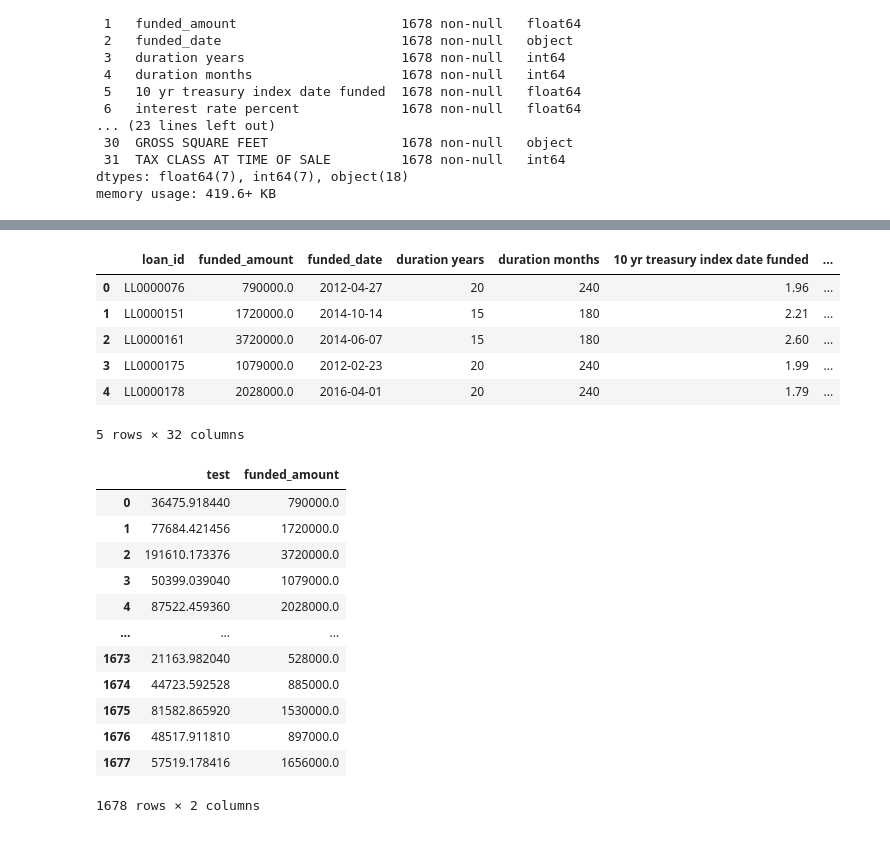
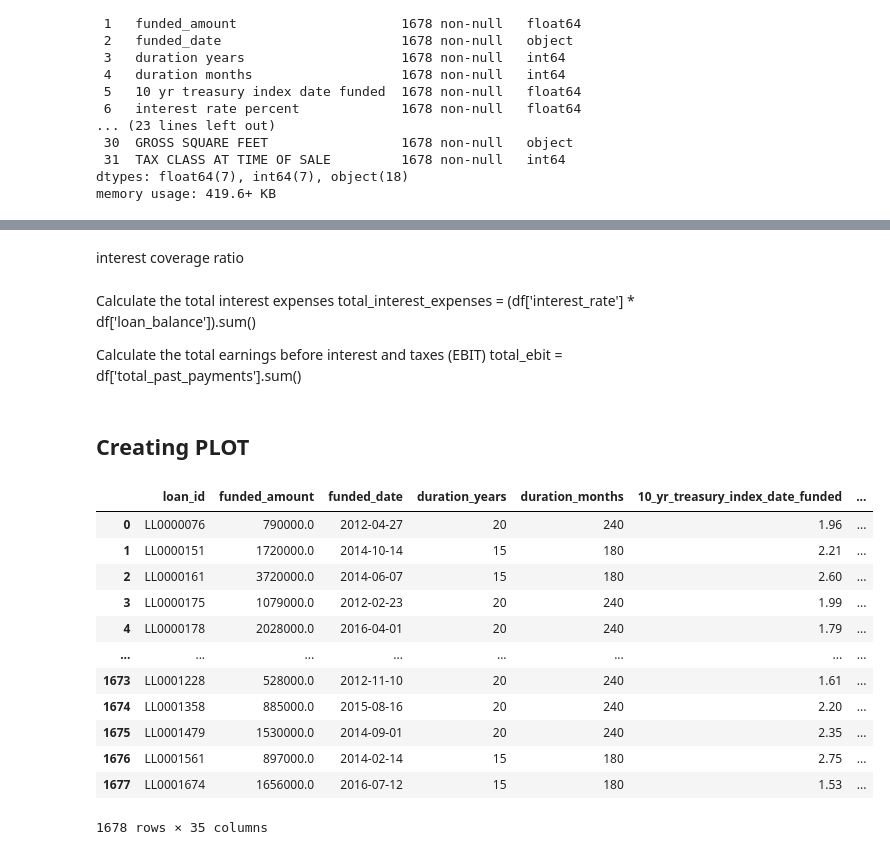
Before and after one commit to abilcode/mansek, a Jupyter notebook: test number 2.ipynb, the cells around one changed output, grey strips where cells are left out. Saved outputs shown, nothing was run; the diff lists cells and outputs as text; code cells hidden in the pictures.

Commit message:
finalization before docker

```diff
--- a/test number 2.ipynb
+++ b/test number 2.ipynb
@@ -31,0 +47,3 @@ memory usage: 419.6+ KB
+# %%
+# Rename columns to lowercase with underscores
+data = data.rename(columns=lambda x: x.lower().replace(' ', '_'))
@@ -31,0 +54,3 @@ memory usage: 419.6+ KB
+# %%
+data['interest_income'] = data['loan_balance'] * data['interest_rate']
+data['interest_income']
@@ -31,0 +87,4 @@ memory usage: 419.6+ KB
+# %%
+# Calculate the Loan-to-Value (LTV) ratio
+data['LTV_ratio'] = data['loan_balance'] / data['property_value']
+data['LTV_ratio']
@@ -31,0 +119,10 @@ memory usage: 419.6+ KB
+# %% [markdown]
+interest coverage ratio
+# %% [markdown]
+ Calculate the total interest expenses
+total_interest_expenses = (df['interest_rate'] * df['loan_balance']).sum()
+
+ Calculate the total earnings before interest and taxes (EBIT)
+total_ebit = df['total_past_payments'].sum()
+# %%
+data["interest_expenses"] = data['interest_rate'] * data['loan_balance']
@@ -32,10 +132,18 @@ memory usage: 419.6+ KB
+# %% [markdown]
+## Creating PLOT
 # %%
-data.head()
+data
 # %% [output]
-|  | loan_id | funded_amount | funded_date | duration years | duration months | 10 yr treasury index date funded | ... |
+|  | loan_id | funded_amount | funded_date | duration_years | duration_months | 10_yr_treasury_index_date_funded | ... |
 | 0 | LL0000076 | 790000.0 | 2012-04-27 | 20 | 240 | 1.96 | ... |
 | 1 | LL0000151 | 1720000.0 | 2014-10-14 | 15 | 180 | 2.21 | ... |
 | 2 | LL0000161 | 3720000.0 | 2014-06-07 | 15 | 180 | 2.60 | ... |
 | 3 | LL0000175 | 1079000.0 | 2012-02-23 | 20 | 240 | 1.99 | ... |
 | 4 | LL0000178 | 2028000.0 | 2016-04-01 | 20 | 240 | 1.79 | ... |
+| ... | ... | ... | ... | ... | ... | ... | ... |
+| 1673 | LL0001228 | 528000.0 | 2012-11-10 | 20 | 240 | 1.61 | ... |
+| 1674 | LL0001358 | 885000.0 | 2015-08-16 | 20 | 240 | 2.20 | ... |
+| 1675 | LL0001479 | 1530000.0 | 2014-09-01 | 20 | 240 | 2.35 | ... |
+| 1676 | LL0001561 | 897000.0 | 2014-02-14 | 15 | 180 | 2.75 | ... |
+| 1677 | LL0001674 | 1656000.0 | 2016-07-12 | 15 | 180 | 1.53 | ... |
-5 rows × 32 columns
+1678 rows × 35 columns
@@ -44,16 +149,0 @@ data["test"] = data["payments"] * (data["interest rate"]) * data["duration month
-# %%
-data[["test","funded_amount"]]
-# %% [output]
-|  | test | funded_amount |
-| 0 | 36475.918440 | 790000.0 |
-| 1 | 77684.421456 | 1720000.0 |
-| 2 | 191610.173376 | 3720000.0 |
-| 3 | 50399.039040 | 1079000.0 |
-| 4 | 87522.459360 | 2028000.0 |
-| ... | ... | ... |
-| 1673 | 21163.982040 | 528000.0 |
-| 1674 | 44723.592528 | 885000.0 |
-| 1675 | 81582.865920 | 1530000.0 |
-| 1676 | 48517.911810 | 897000.0 |
-| 1677 | 57519.178416 | 1656000.0 |
-1678 rows × 2 columns
```
Also changed, not shown: parts of 19 cells of this notebook, 4 other files.
